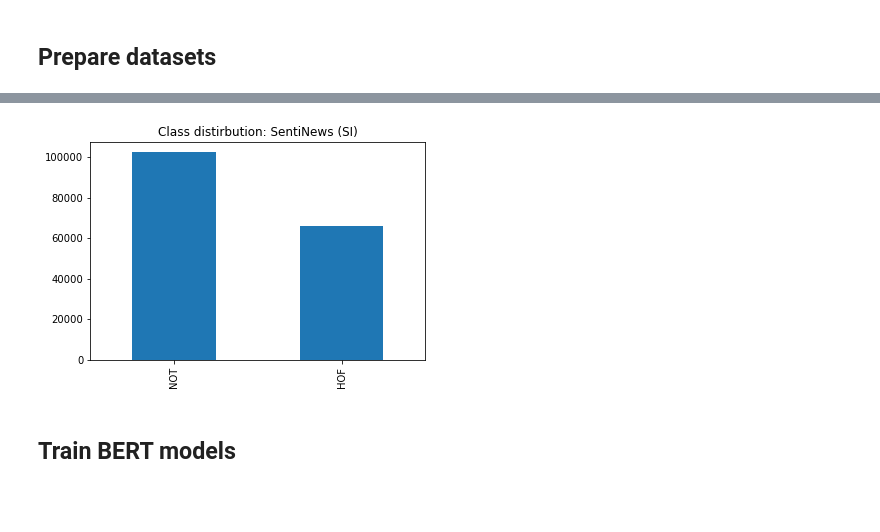
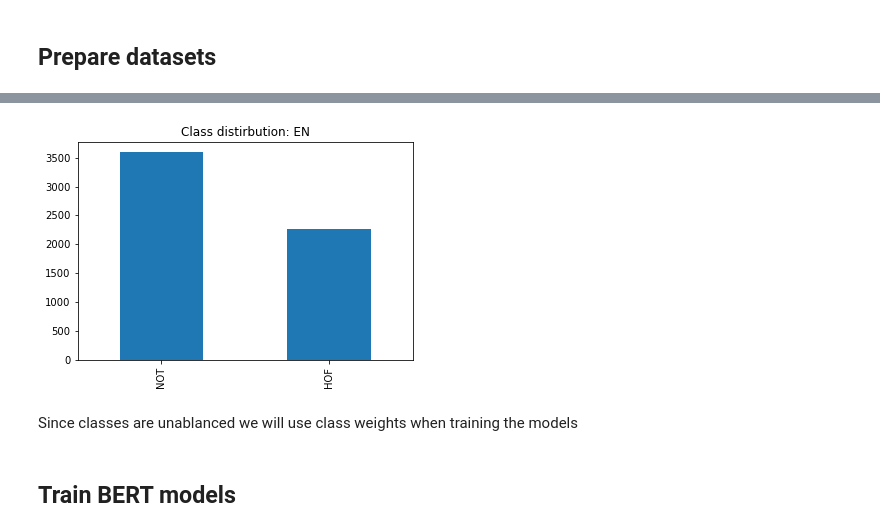
Before and after one commit to arruw/fri-2021-nlp-project, a Jupyter notebook: src/eval-bert.ipynb, the cells around one changed output, grey strips where cells are left out. Cells and saved outputs as stored; diff of their text form; code cells hidden in the pictures; blank space fills up the shorter version.

```diff
--- a/src/eval-bert.ipynb
+++ b/src/eval-bert.ipynb
@@ -83,7 +85,9 @@ plot_class_hist(train_ml_df, "EN/DE/HI/SI")
-# %%
-plot_class_hist(train_si_df, "SentiNews (SI)")
-# %% [output]
-[figure, removed]
+# %%
+plot_class_hist(train_en_df, "EN")
+# %% [output]
+[figure, added]
+# %% [markdown]
+Since classes are unablanced we will use class weights when training the models
 # %% [markdown]
 ## Train BERT models
 # %%
```
Also changed, not shown: parts of 15 cells of this notebook, 9 other files.
